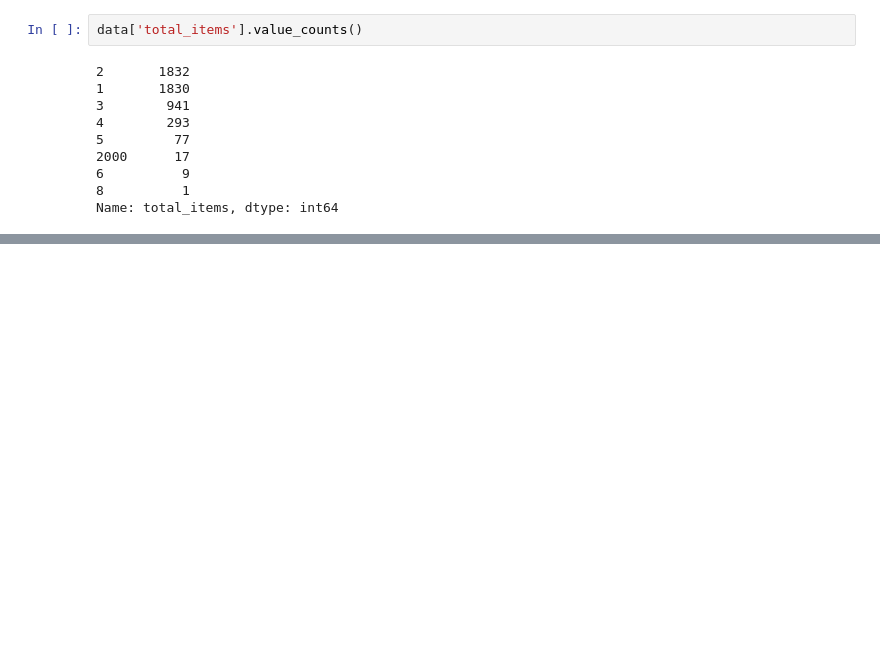
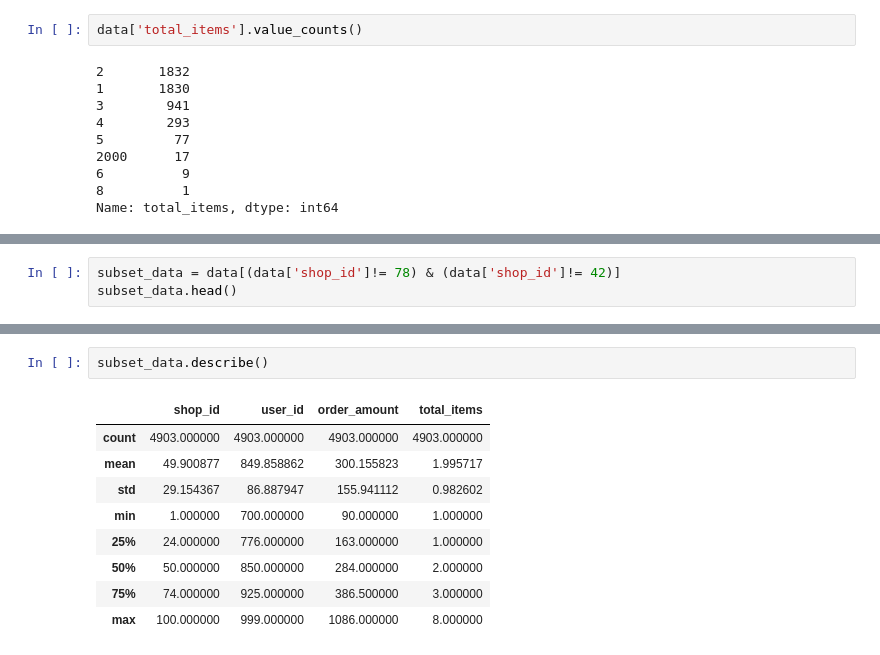
Before and after one commit to VictorUmunna/Shopify_Winter_2022_Data_Science_Intern_Challenge, a Jupyter notebook: Python_Challenge.ipynb, the cells around one changed output, grey strips where cells are left out. Drawn from its saved outputs; the diff is of its cells as text; blank space fills up the shorter version.

```diff
--- a/Python_Challenge.ipynb
+++ b/Python_Challenge.ipynb
@@ -112,0 +145,3 @@ A particular store is selling 2000 items per order. This is outragious. Let's ch
+# %%
+subset_data = data[(data['shop_id']!= 78) & (data['shop_id']!= 42)]
+subset_data.head()
@@ -112,0 +155,12 @@ A particular store is selling 2000 items per order. This is outragious. Let's ch
+# %%
+subset_data.describe()
+# %% [output]
+|  | shop_id | user_id | order_amount | total_items |
+| count | 4903.000000 | 4903.000000 | 4903.000000 | 4903.000000 |
+| mean | 49.900877 | 849.858862 | 300.155823 | 1.995717 |
+| std | 29.154367 | 86.887947 | 155.941112 | 0.982602 |
+| min | 1.000000 | 700.000000 | 90.000000 | 1.000000 |
+| 25% | 24.000000 | 776.000000 | 163.000000 | 1.000000 |
+| 50% | 50.000000 | 850.000000 | 284.000000 | 2.000000 |
+| 75% | 74.000000 | 925.000000 | 386.500000 | 3.000000 |
+| max | 100.000000 | 999.000000 | 1086.000000 | 8.000000 |
```
Also changed, not shown: parts of 14 cells of this notebook.
